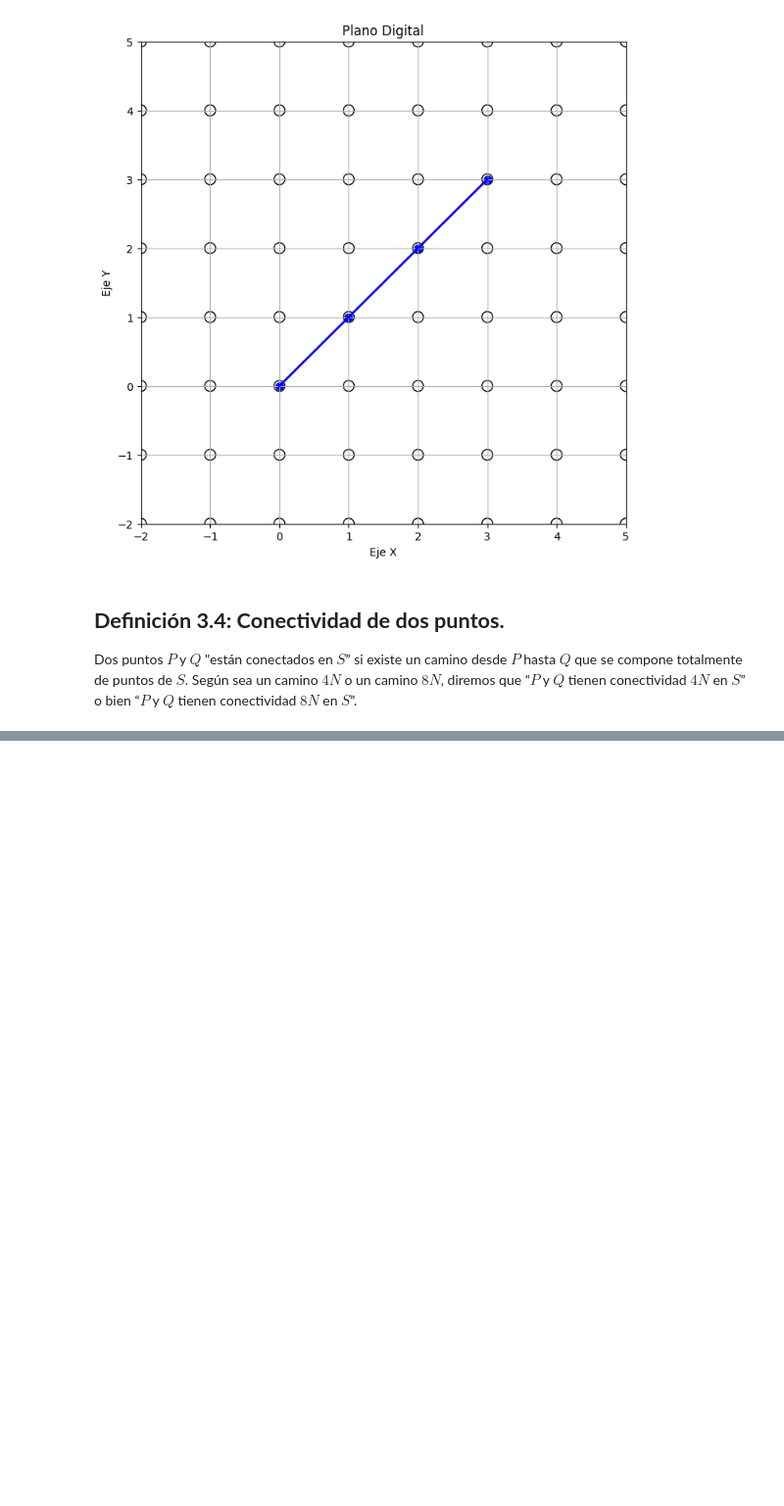
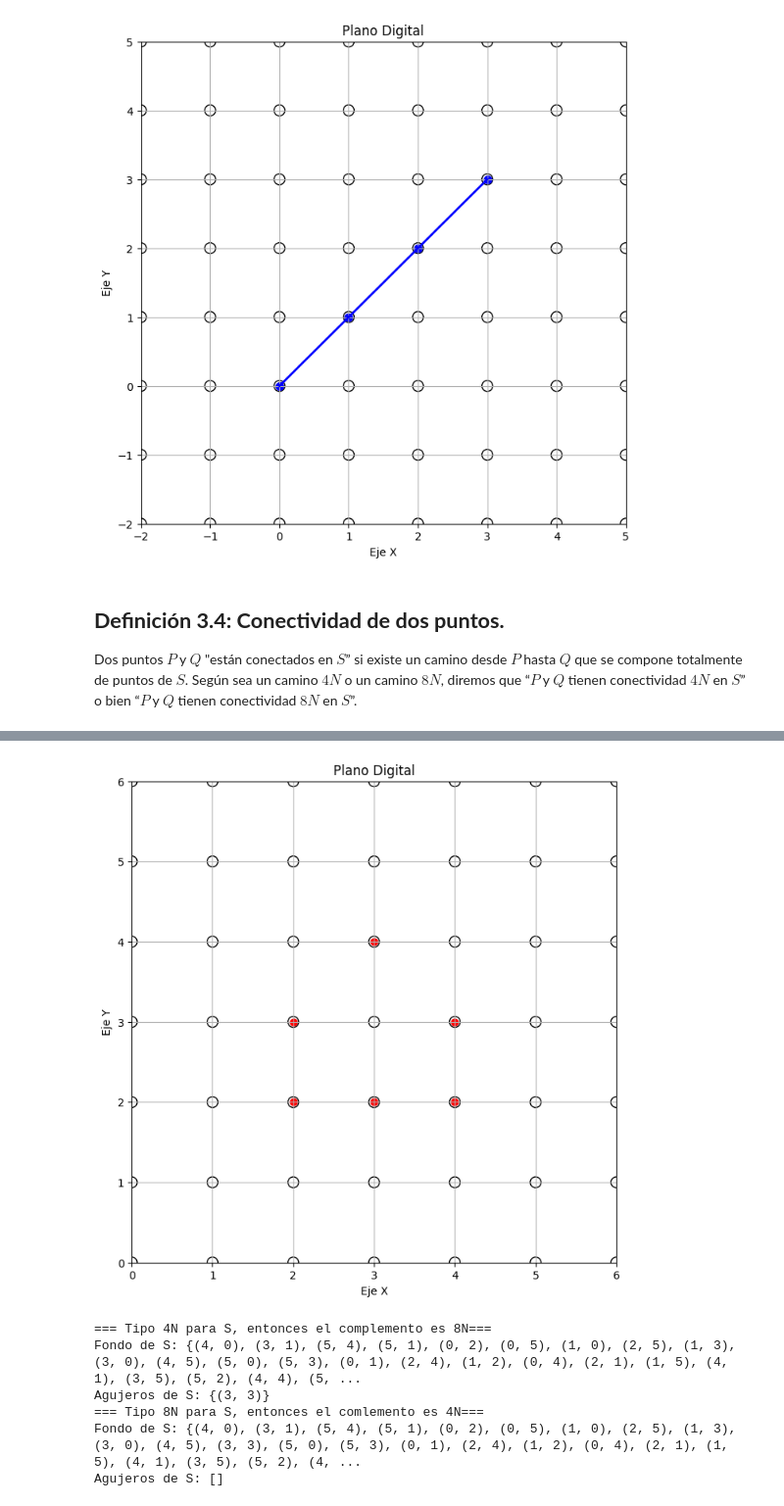
Before and after one commit to inward481/Topologia-digital, a Jupyter notebook: bases datos topologia/TopologiaDigital.ipynb, the cells around one changed output, grey strips where cells are left out. Shown at 98% size. Drawn from its saved outputs; the diff is of its cells as text; code cells hidden in the pictures; blank space fills up the shorter version.

```diff
--- a/bases datos topologia/TopologiaDigital.ipynb
+++ b/bases datos topologia/TopologiaDigital.ipynb
@@ -700,0 +886,47 @@ en $S$” o bien “$P$ y $Q$ tienen conectividad $8N$ en $S$”.
+# %%
+def fondo_y_agujeros_BN(S, dimensionEspatopo, tipo="4N"):
+    # Calcular el complemento de S en Π
+    complemento_S = complemento(S, dimensionEspatopo[0]+1, 0)
+    # Calcular las componentes conexas del complemento de S
+    componentes = componentes_conexas(complemento_S, tipo_trayectoria=tipo)
+
+    # Encontrar el borde de Π
+    bordeEspaTopo = borde(dimensionEspatopo)
+
+    # Inicializar el fondo y la lista de agujeros
+    fondo = None
+    agujeros = []
+
+    # Verificar si cada componente contiene el borde
+    for componente in componentes:
+        if bordeEspaTopo.issubset(componente):
+            fondo = componente
+        else:
+            agujeros = componente
+
+    return fondo, agujeros
+
+if __name__ == "__main__":
+    #Ejemplo 3.6
+    #dimension 5, 5 es maximo 0
+    dime = (5, 5)
+    #a) Hallar el fondo y los posibles agujeros de S, si se considera conectividad 8N para S.
+    S = {(2,2), (3,2), (4,2), (2,3), (4,3), (3,4)}
+    fondo4N, agujeros4N = fondo_y_agujeros_BN(S, dime,"4N")
+    fondo8N, agujeros8N = fondo_y_agujeros_BN(S, dime,"8N")
+    graficarPlanoDigital(S)
+    print("=== Tipo 4N para S, entonces el complemento es 8N===")
+    print("Fondo de S:", fondo4N)
+    print("Agujeros de S:", agujeros4N)
+    #b) Determinar el fondo y los posibles agujeros de S, tomando conectividad 4N para S.
+    print("=== Tipo 8N para S, entonces el comlemento es 4N===")
+    print("Fondo de S:", fondo8N)
+    print("Agujeros de S:", agujeros8N)
+# %% [output]
+[figure, added]
+=== Tipo 4N para S, entonces el complemento es 8N===
+Fondo de S: {(4, 0), (3, 1), (5, 4), (5, 1), (0, 2), (0, 5), (1, 0), (2, 5), (1, 3), (3, 0), (4, 5), (5, 0), (5, 3), (0, 1), (2, 4), (1, 2), (0, 4), (2, 1), (1, 5), (4, 1), (3, 5), (5, 2), (4, 4), (5, ...
+Agujeros de S: {(3, 3)}
+=== Tipo 8N para S, entonces el comlemento es 4N===
+Fondo de S: {(4, 0), (3, 1), (5, 4), (5, 1), (0, 2), (0, 5), (1, 0), (2, 5), (1, 3), (3, 0), (4, 5), (3, 3), (5, 0), (5, 3), (0, 1), (2, 4), (1, 2), (0, 4), (2, 1), (1, 5), (4, 1), (3, 5), (5, 2), (4, ...
+Agujeros de S: []
```
Also changed, not shown: parts of 21 cells of this notebook, 2 other files.
